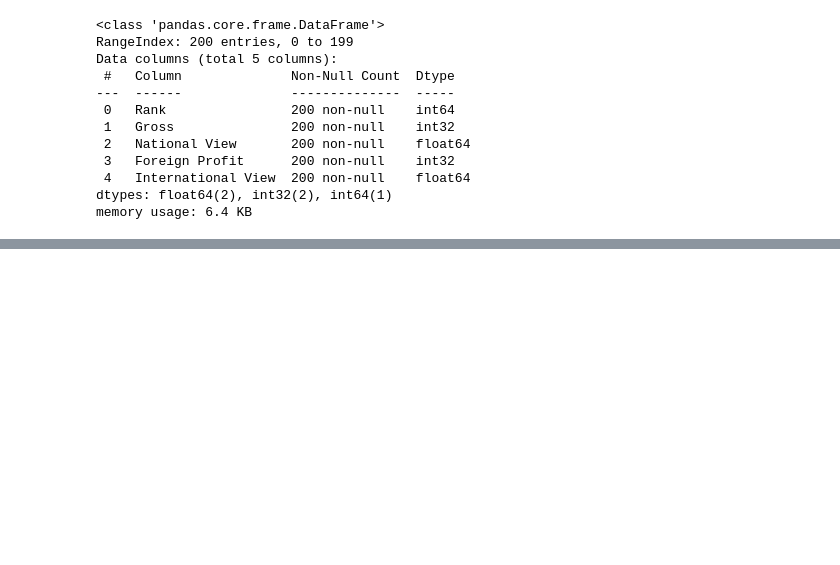
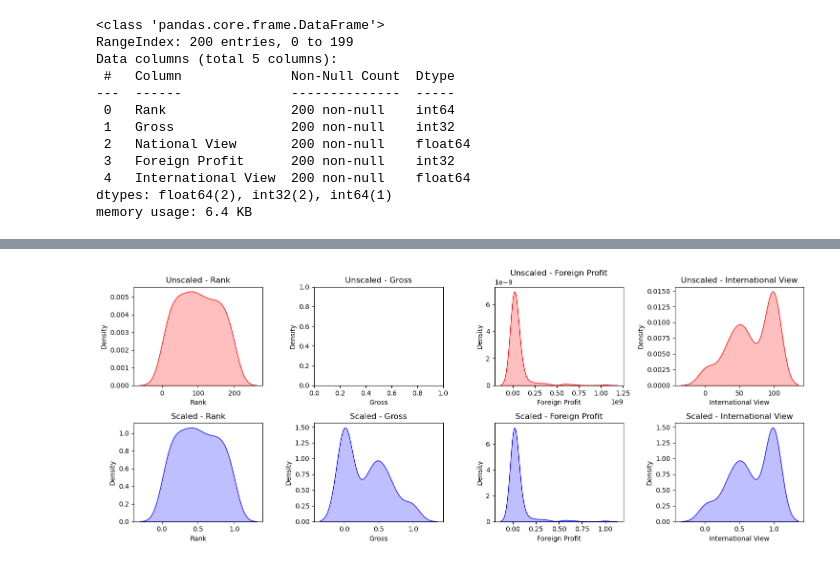
Before and after one commit to Razakhan143/AI-Artificial-Inteligence-, a Jupyter notebook: ML practice/Feature Engineering/normalization.ipynb, the cells around one changed output, grey strips where cells are left out. Cells and saved outputs as stored; diff of their text form; code cells hidden in the pictures; blank space fills up the shorter version.

```diff
--- a/ML practice/Feature Engineering/normalization.ipynb
+++ b/ML practice/Feature Engineering/normalization.ipynb
@@ -59,0 +148,21 @@ memory usage: 6.4 KB
+# %%
+Scaled = pd.DataFrame(X_train_S, columns=['Rank', 'Gross', 'Foreign Profit', 'International View'])
+unScaled = pd.DataFrame(X_train, columns=['Rank', 'Gross', 'Foreign Profit', 'International View'])
+
+# Create subplots (2 rows: unscaled & scaled, columns for each feature)
+fig, axes = plt.subplots(nrows=2, ncols=len(Scaled.columns), figsize=(15, 6))
+
+for idx, col in enumerate(Scaled.columns):
+    # KDE for Unscaled Data (Top Row)
+    sns.kdeplot(unScaled[col], ax=axes[0, idx], color='red', fill=True)
+    axes[0, idx].set_title(f'Unscaled - {col}')
+
+    # KDE for Scaled Data (Bottom Row)
+    sns.kdeplot(Scaled[col], ax=axes[1, idx], color='blue', fill=True)
+    axes[1, idx].set_title(f'Scaled - {col}')
+
+# Adjust layout for better visualization
+plt.tight_layout()
+plt.show()
+# %% [output]
+[figure, added]
```
Also changed, not shown: parts of 12 cells of this notebook.
